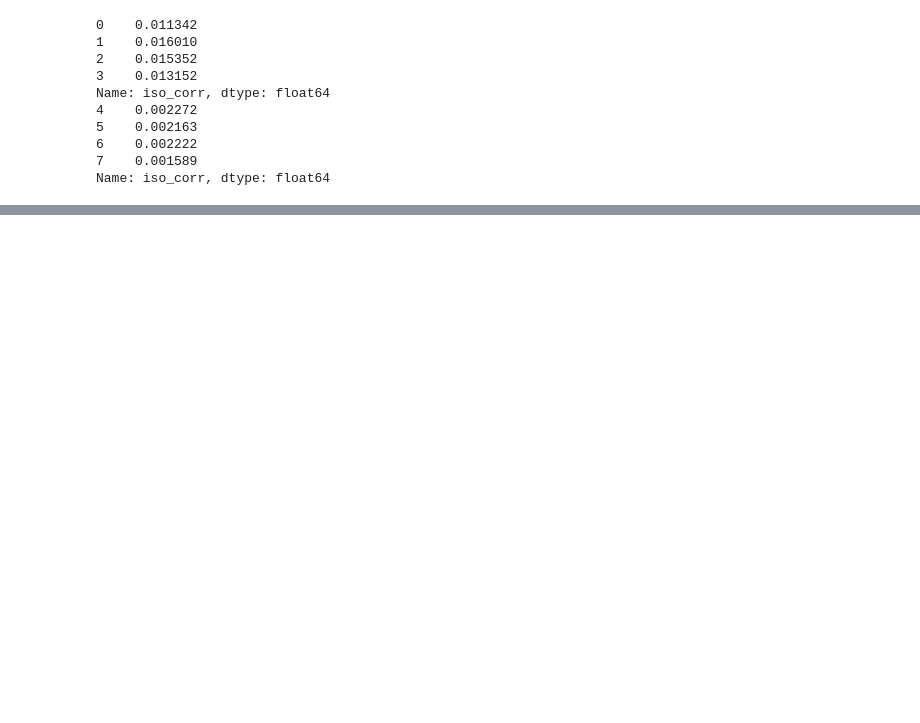
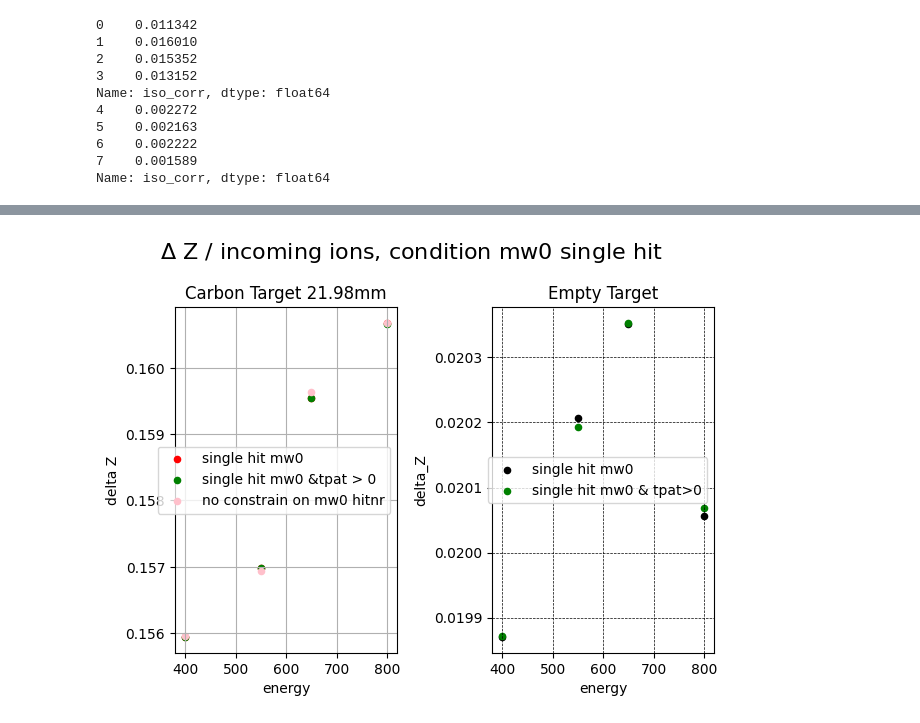
Before and after one commit to jenegger/r3bweek24_gsi, a Jupyter notebook: stats.ipynb, the cells around one changed output, grey strips where cells are left out. Drawn from its saved outputs; the diff is of its cells as text; code cells hidden in the pictures; blank space fills up the shorter version.

Commit message:
more studies with tpat and mw clustering

```diff
--- a/stats.ipynb
+++ b/stats.ipynb
@@ -520,0 +510,8 @@ plt.savefig("chi2_ndf_fit.png",dpi=300)
+# %%
+filename_goodmw0 ='comb_charge_values_goodxymw0.txt'
+df_goodmw0 = pd.read_csv(filename_goodmw0,sep='\t',header=None)
+df_goodmw0.columns = ["datatype","targettype","RunID","energy","incoming ions","survived_ions","charge_carbon_x_zero","charge_carbon_y_zero","charge_x_or_y_zero"]
+
+filename_goodmw0tpatlarger0 ='comb_charge_check_goodmw0_tpatlarger0.txt'
+df_goodmw0tpatlarger0 = pd.read_csv(filename_goodmw0tpatlarger0,sep='\t',header=None)
+df_goodmw0tpatlarger0.columns = ["datatype","targettype","RunID","energy","incoming ions","survived_ions","charge_carbon_x_zero","charge_carbon_y_zero","charge_x_or_y_zero"]
@@ -520,0 +540,28 @@ plt.savefig("chi2_ndf_fit.png",dpi=300)
+# %%
+df_goodmw0["delta_Z"] = 1-(df_goodmw0["survived_ions"]/df_goodmw0["incoming ions"])
+df_goodmw0tpatlarger0["delta_Z"] = 1-(df_goodmw0tpatlarger0["survived_ions"]/df_goodmw0tpatlarger0["incoming ions"])
+
+target_deltaZ_goodmw0 = df_goodmw0.loc[df_goodmw0["targettype"] == 'c_2198']
+empty_deltaZ_goodmw0 = df_goodmw0.loc[df_goodmw0["targettype"] == 'empty']
+
+target_deltaZ_goodmw0tpat = df_goodmw0tpatlarger0.loc[df_goodmw0tpatlarger0["targettype"] == 'c_2198']
+empty_deltaZ_goodmw0tpat = df_goodmw0tpatlarger0.loc[df_goodmw0tpatlarger0["targettype"] == 'empty']
+
+fig, ax = plt.subplots(1, 2)
+fig.tight_layout()
+plt.grid(True,color = 'black', linestyle = '--', linewidth = 0.5,which="both")
+target_deltaZ_goodmw0.plot(kind='scatter',ax=ax[0],x='energy',y = 'delta_Z', color='red',marker= "o",alpha = 1,label="single hit mw0")
+target_deltaZ_goodmw0tpat.plot(kind='scatter',ax=ax[0],x='energy',y = 'delta_Z', color='green',marker= "o",alpha = 1,label="single hit mw0 &tpat > 0")
+target_deltaZ.plot(kind='scatter',ax=ax[0],x='energy',y = 'delta Z', color='pink',marker= "o",alpha = 1,label="no constrain on mw0 hitnr")
+empty_deltaZ_goodmw0.plot(kind='scatter',ax=ax[1],x='energy',y = 'delta_Z', color='black',marker= "o",alpha = 1,label="single hit mw0")
+empty_deltaZ_goodmw0tpat.plot(kind='scatter',ax=ax[1],x='energy',y = 'delta_Z', color='green',marker= "o",alpha = 1,label="single hit mw0 & tpat>0")
+
+ax[0].set_title("Carbon Target 21.98mm")
+ax[1].set_title("Empty Target")
+ax[0].grid()
+ax[1].grid()
+fig.suptitle(r'$\Delta$ Z / incoming ions, condition mw0 single hit',fontsize=16)
+plt.tight_layout()
+plt.show()
+# %% [output]
+[figure, added]
```
Also changed, not shown: parts of 17 cells of this notebook, 11 other files.
